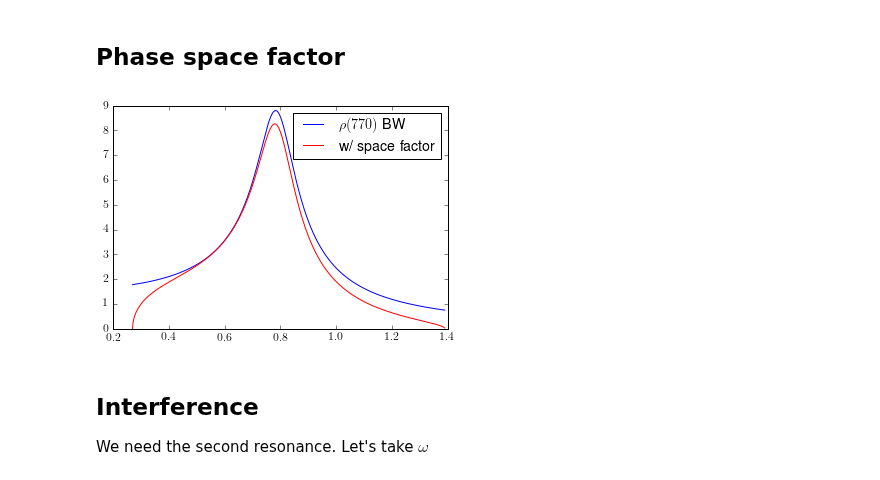
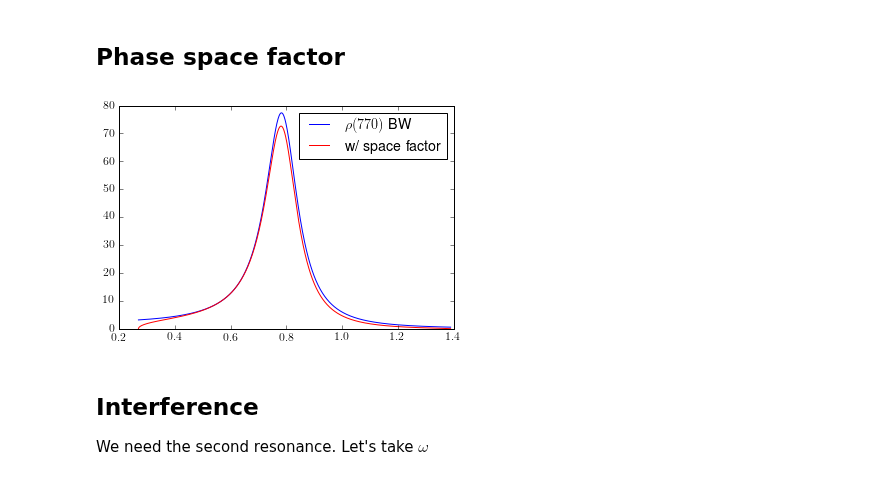
Before and after one commit to VitalyVorobyev/MultibodyAnalysisTools, a Jupyter notebook: tutorials/SimpleInterference.ipynb, the cells around one changed output. Drawn from its saved outputs; the diff is of its cells as text; code cells hidden in the pictures.

```diff
--- a/tutorials/SimpleInterference.ipynb
+++ b/tutorials/SimpleInterference.ipynb
@@ -25,6 +25,10 @@ def width_dep_bw(phsp, rtype, mass, width, spin, masses):
     mass_sq = masses**2
     momt = phsp.momentum_res(mass_sq, rtype)
     return res(mass_sq, momt)
+# %%
+def dens(amp):
+    """ Probability dencity from complex amplitude """
+    return amp.real**2 + amp.imag**2
 # %% [markdown]
 Let's make $\rho(770)$ resonance for $D^0\to K_S^0\pi^+\pi^-$ decay
 # %%
@@ -66,11 +73,11 @@ plt.legend(loc='best');
 space_factor = phsp.phsp_factor(mass_space_sq, rtype)
 # %%
 plt.figure()
-plt.plot(mass_space, np.abs(rho_amp), 'b-', label=r'$\rho(770)$' + ' BW')
-plt.plot(mass_space, np.abs(rho_amp) * space_factor, 'r-', label='w/ space factor')
+plt.plot(mass_space, dens(rho_amp), 'b-', label=r'$\rho(770)$' + ' BW')
+plt.plot(mass_space, dens(rho_amp) * space_factor, 'r-', label='w/ space factor')
 plt.legend(loc='best');
 # %% [output]
-[figure, old version]
+[figure, new version]
 # %% [markdown]
 ## Interference
 We need the second resonance. Let's take $\omega$
```
Also changed, not shown: parts of 11 cells of this notebook, 4 other files.
